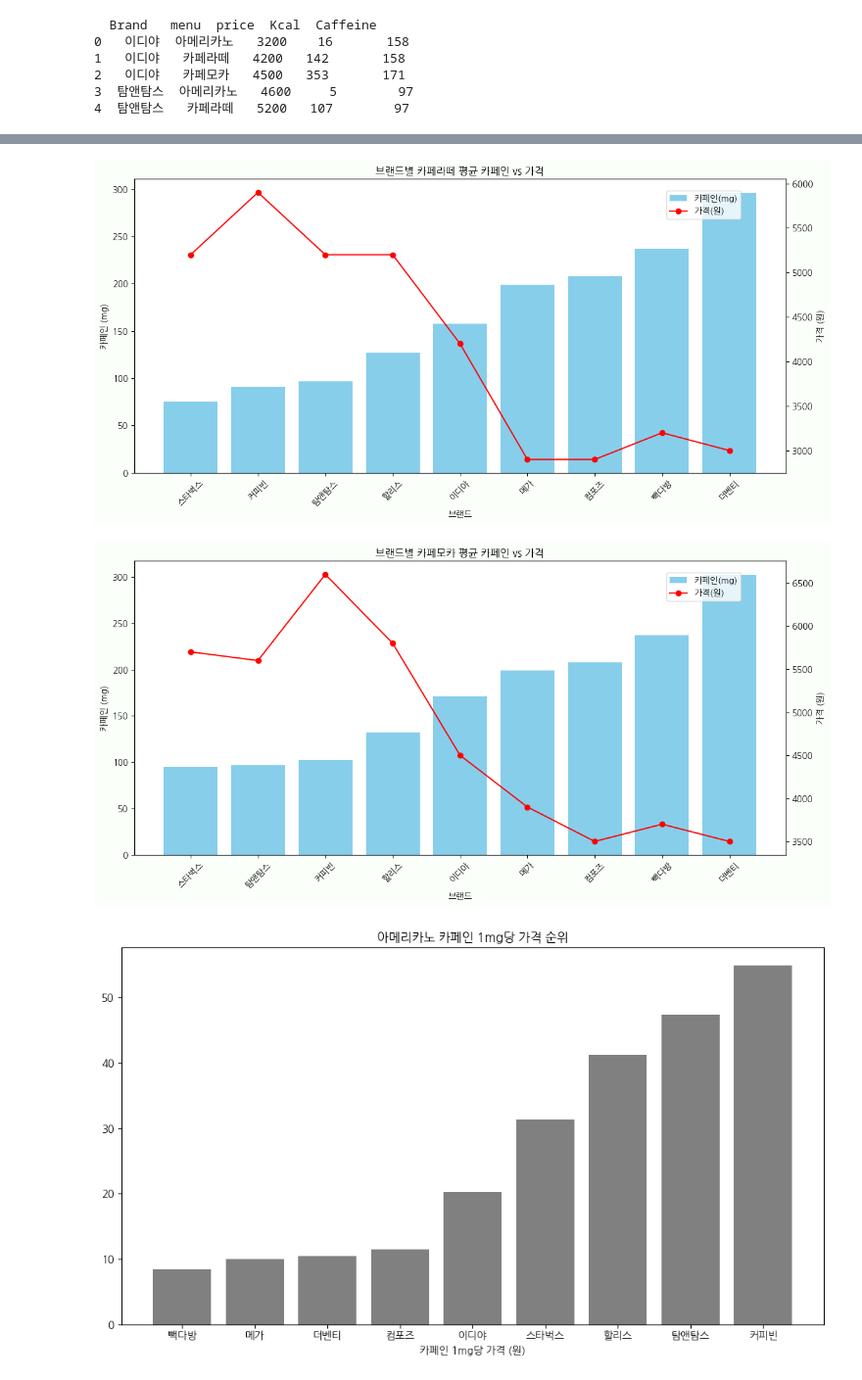
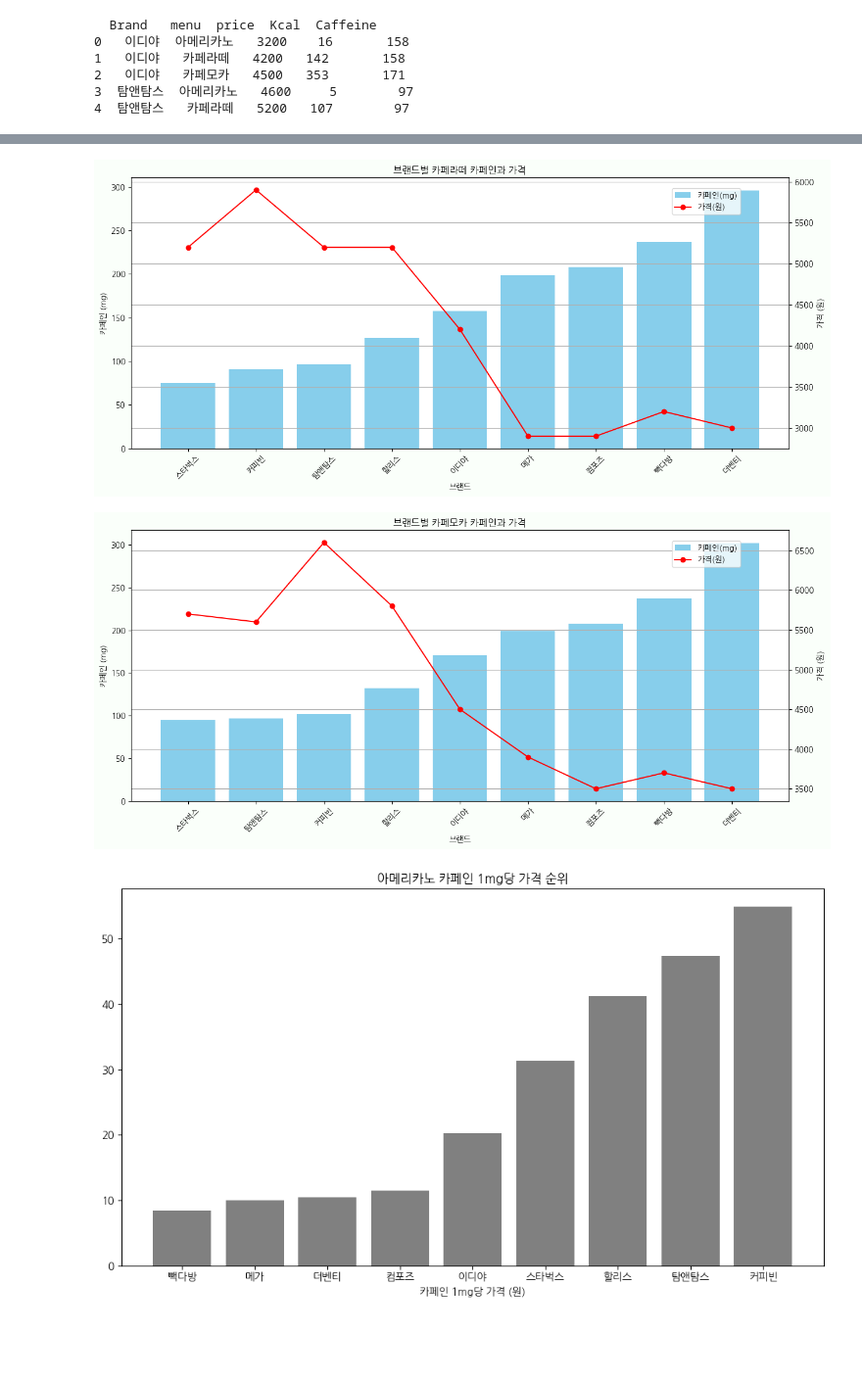
Before and after one commit to addinedu-ros-10th/eda-repo-1, a Jupyter notebook: programs/visualization.ipynb, the cells around one changed output, grey strips where cells are left out. Shown at 98% size. Saved outputs shown, nothing was run; the diff lists cells and outputs as text; code cells hidden in the pictures; blank space fills up the shorter version.

```diff
--- a/programs/visualization.ipynb
+++ b/programs/visualization.ipynb
@@ -126,36 +130,37 @@ plt.show()
 # %%
 # 카페라떼 데이터만 필터링
 cafelatte = df[df['menu'] == '카페라떼']
 avg = cafelatte.groupby("Brand")[["Caffeine", "price"]].mean().sort_values("Caffeine")
 
-fig, ax1 = plt.subplots(figsize=(12, 6),facecolor="#FAFFFA")
+fig, ax1 = plt.subplots(figsize=(13, 6),facecolor="#FAFFFA")
 
 # 카페인: 막대그래프
 brands = avg.index
 ax1.bar(brands, avg["Caffeine"], color="skyblue", label="카페인(mg)")
 ax1.set_ylabel("카페인 (mg)")
 ax1.set_xlabel("브랜드")
 ax1.set_xticklabels(brands, rotation=45)
 
 # 가격: 선그래프 (보조 y축)
 ax2 = ax1.twinx()
 ax2.plot(brands, avg["price"], color="red", marker="o", label="가격(원)")
 ax2.set_ylabel("가격 (원)")
+plt.grid(True, axis='y')
 
 # 제목 및 범례
-plt.title("브랜드별 카페라떼 평균 카페인 vs 가격")
+plt.title("브랜드별 카페라떼 카페인과 가격")
 fig.tight_layout()
 fig.legend(loc="upper right", bbox_to_anchor=(0.88, 0.92))
 
 plt.show()
 # %% [output]
-[figure, old version]
+[figure, new version]
 # %%
 # 카페모카 데이터만 필터링
 cafemoca = df[df['menu'] == '카페모카']
 avg = cafemoca.groupby("Brand")[["Caffeine", "price"]].mean().sort_values("Caffeine")
 
-fig, ax1 = plt.subplots(figsize=(12, 6), facecolor="#FAFFFA")
+fig, ax1 = plt.subplots(figsize=(13, 6), facecolor="#FAFFFA")
 
 # 카페인: 막대그래프
 brands = avg.index
@@ -168,15 +173,16 @@ ax1.set_xticklabels(brands, rotation=45)
 ax2 = ax1.twinx()
 ax2.plot(brands, avg["price"], color="red", marker="o", label="가격(원)")
 ax2.set_ylabel("가격 (원)")
+plt.grid(True, axis='y')
 
 # 제목 및 범례
-plt.title("브랜드별 카페모카 평균 카페인 vs 가격")
+plt.title("브랜드별 카페모카 카페인과 가격")
 fig.tight_layout()
 fig.legend(loc="upper right", bbox_to_anchor=(0.88, 0.92))
 
 plt.show()
 # %% [output]
-[figure, old version]
+[figure, new version]
 # %%
 # 아메리카노만 선택하고 평균값 계산
 americano = df[df['menu'] == '아메리카노']
```
Also changed, not shown: parts of 8 cells of this notebook.
